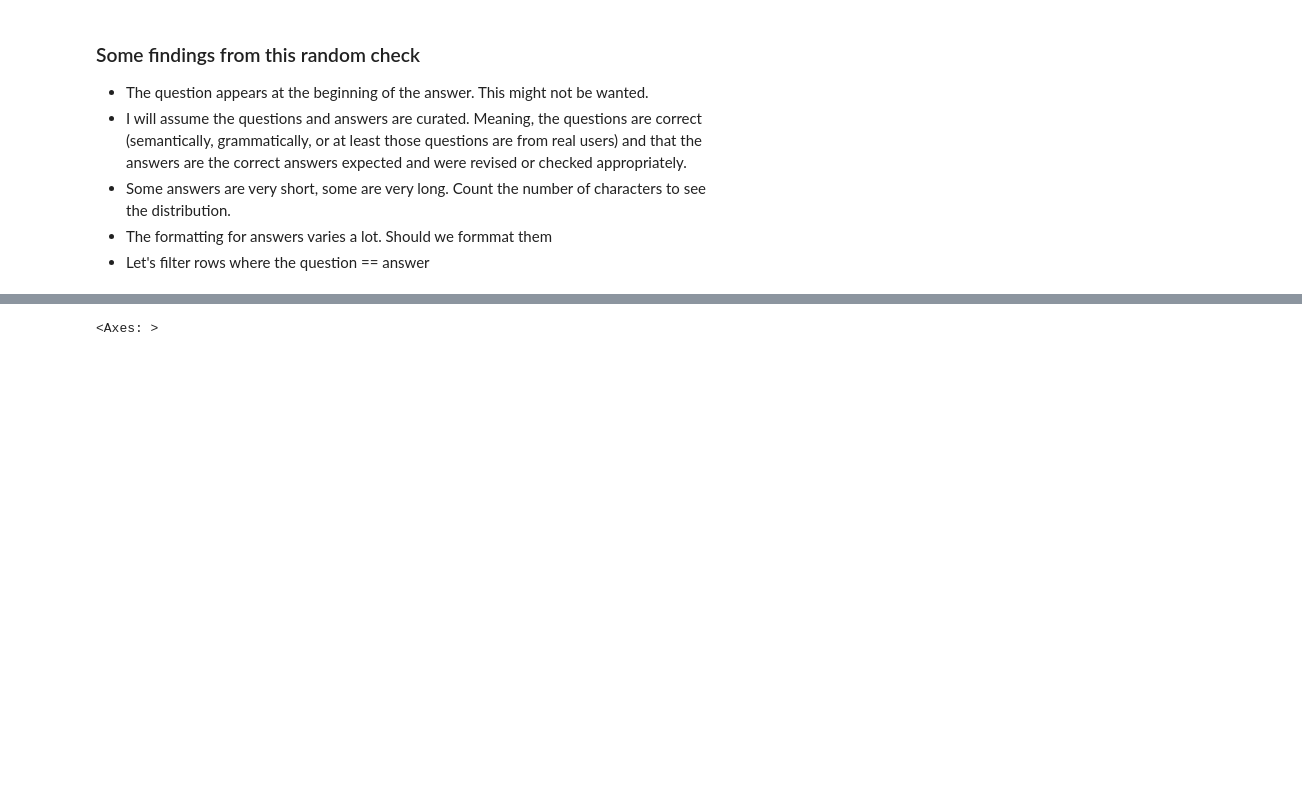
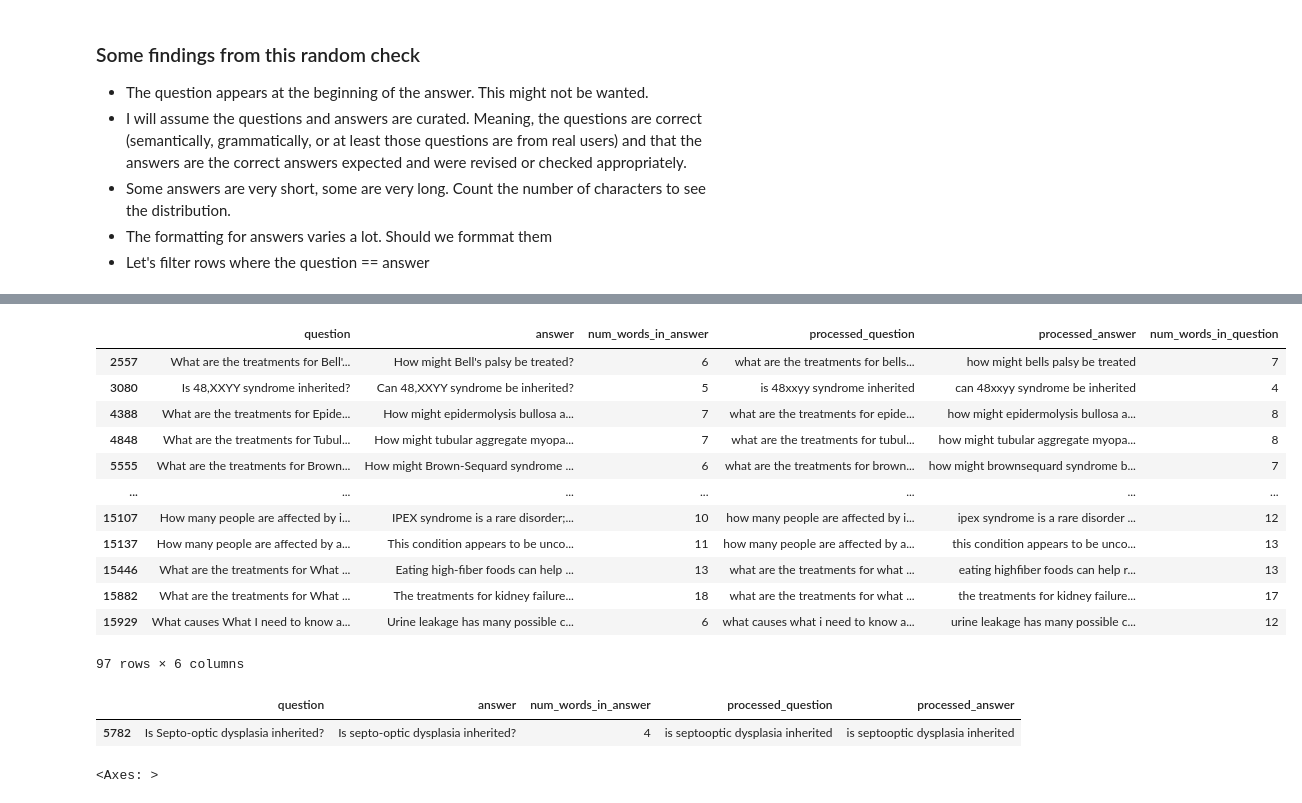
Before and after one commit to alditus/medical_assistant_bot_assignment, a Jupyter notebook: notebooks/data_exploration_eda/exploratory_data_analysis.ipynb, the cells around one changed output, grey strips where cells are left out. Cells and saved outputs as stored; diff of their text form; code cells hidden in the pictures; blank space fills up the shorter version.

```diff
--- a/notebooks/data_exploration_eda/exploratory_data_analysis.ipynb
+++ b/notebooks/data_exploration_eda/exploratory_data_analysis.ipynb
@@ -226,3 +239,24 @@ raw_dataset.iloc[2555]['answer'].split()
+# %%
+raw_dataset[[(x-y)<2 for x,y in zip(raw_dataset['num_words_in_answer'].values, raw_dataset['num_words_in_question'].values)]]
+# %% [output]
+|  | question | answer | num_words_in_answer | processed_question | processed_answer | num_words_in_question |
+| 2557 | What are the treatments for Bell'... | How might Bell's palsy be treated? | 6 | what are the treatments for bells... | how might bells palsy be treated | 7 |
+| 3080 | Is 48,XXYY syndrome inherited? | Can 48,XXYY syndrome be inherited? | 5 | is 48xxyy syndrome inherited | can 48xxyy syndrome be inherited | 4 |
+| 4388 | What are the treatments for Epide... | How might epidermolysis bullosa a... | 7 | what are the treatments for epide... | how might epidermolysis bullosa a... | 8 |
+| 4848 | What are the treatments for Tubul... | How might tubular aggregate myopa... | 7 | what are the treatments for tubul... | how might tubular aggregate myopa... | 8 |
+| 5555 | What are the treatments for Brown... | How might Brown-Sequard syndrome ... | 6 | what are the treatments for brown... | how might brownsequard syndrome b... | 7 |
+| ... | ... | ... | ... | ... | ... | ... |
+| 15107 | How many people are affected by i... | IPEX syndrome is a rare disorder;... | 10 | how many people are affected by i... | ipex syndrome is a rare disorder ... | 12 |
+| 15137 | How many people are affected by a... | This condition appears to be unco... | 11 | how many people are affected by a... | this condition appears to be unco... | 13 |
+| 15446 | What are the treatments for What ... | Eating high-fiber foods can help ... | 13 | what are the treatments for what ... | eating highfiber foods can help r... | 13 |
+| 15882 | What are the treatments for What ... | The treatments for kidney failure... | 18 | what are the treatments for what ... | the treatments for kidney failure... | 17 |
+| 15929 | What causes What I need to know a... | Urine leakage has many possible c... | 6 | what causes what i need to know a... | urine leakage has many possible c... | 12 |
+97 rows × 6 columns
+# %%
+raw_dataset[raw_dataset['processed_question'] == raw_dataset['processed_answer']]
+# %% [output]
+|  | question | answer | num_words_in_answer | processed_question | processed_answer |
+| 5782 | Is Septo-optic dysplasia inherited? | Is septo-optic dysplasia inherited? | 4 | is septooptic dysplasia inherited | is septooptic dysplasia inherited |
 # %%
 # histogram for num_words_in_answer
 raw_dataset['num_words_in_answer'].hist(bins=100)
```
Also changed, not shown: parts of 11 cells of this notebook.
